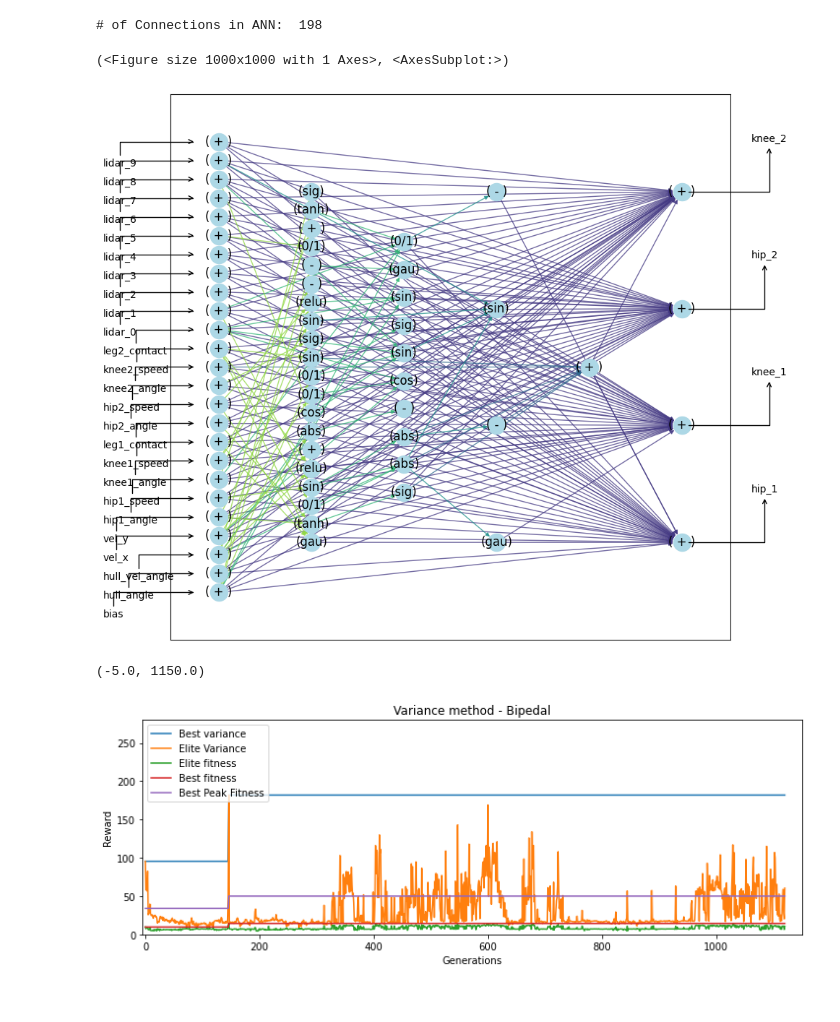
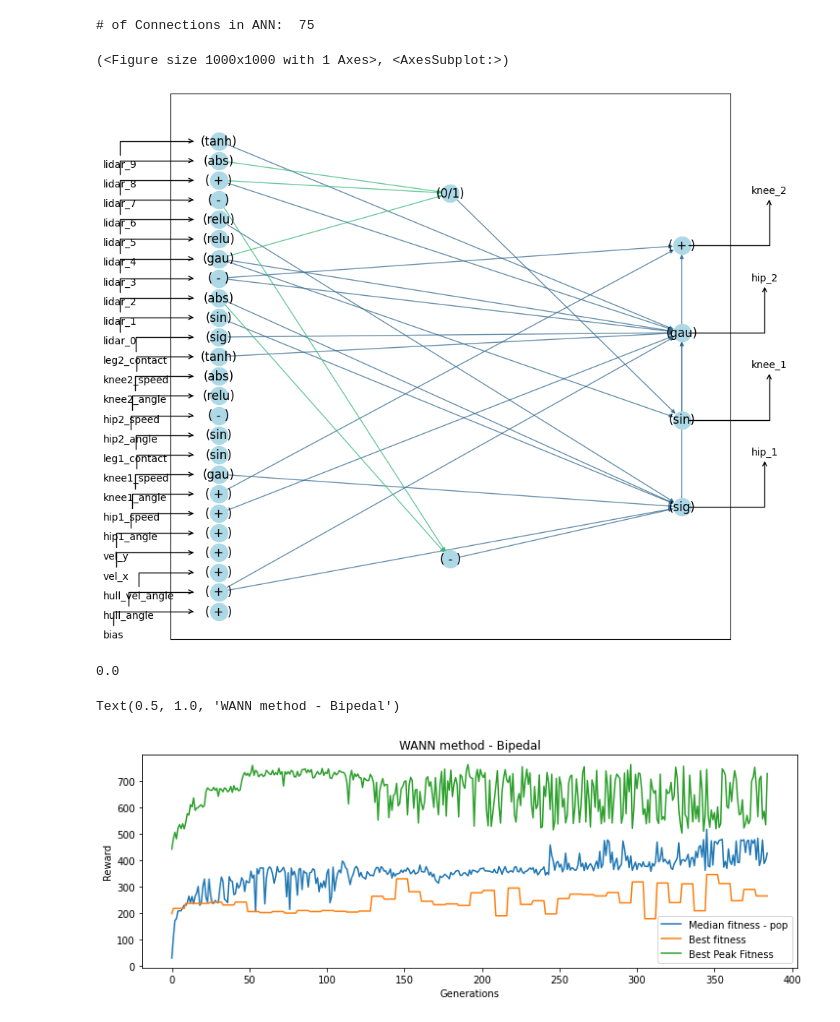
Before and after one commit to yurilavinas/brain-tokyo-workshop, a Jupyter notebook: WANNRelease/prettyNeatWann/Visualization.ipynb, the cells around one changed output. Cells and saved outputs as stored; diff of their text form; code cells hidden in the pictures.

```diff
--- a/WANNRelease/prettyNeatWann/Visualization.ipynb
+++ b/WANNRelease/prettyNeatWann/Visualization.ipynb
@@ -5,11 +5,11 @@ import vis as nv
 import numpy as np
 from matplotlib import pyplot as plt
 # %%
-nv.viewInd('log/var_best.out','bipedhard')
+nv.viewInd('log/swingup_best.out','bipedhard')
 # %% [output]
-# of Connections in ANN:  198
+# of Connections in ANN:  75
 (<Figure size 1000x1000 with 1 Axes>, <AxesSubplot:>)
-[figure, old version]
+[figure, new version]
 # %%
 # Load stats:
 """
@@ -17,36 +17,46 @@ nv.viewInd('log/var_best.out','bipedhard')
 # Cols:
 0: evaluations (one evaluation of one individual -- may be multiple rollouts)
 1: median fitness
-2: top variance (higher variance ever)
-3: maximum fitness
-4: top fitness (best fitness ever)
-5: peak fitness (fitness earned with best single weight value by max individual)
+2: median variance
+3: median novelty
+4: best variance
+5: elite variance
+6: best variance
+7: elite variance
+9: top fitness (best fitness ever)
+10: peak fitness (fitness earned with best single weight value by max individual)
 6: median # of nodes in population
 7: median # of connections in population]
 """
-stats = np.loadtxt('log/var_stats.out', delimiter=',')
+stats = np.loadtxt('log/swingup_stats.out', delimiter=',')
+# %%
+max(stats[:,2])
+# %% [output]
+0.0
 # %%
 # Plot fitness progress:
 plt.figure(figsize=(12,4))
 plt.grid(linestyle='--', linewidth=0.1)
 
-plt.plot(stats[:,2], label="Best variance")
-plt.plot(stats[:,3], label="Elite Variance")
-plt.plot(stats[:,4], label="Elite fitness")
-plt.plot(stats[:,5], label="Best fitness")
-plt.plot(stats[:,6], label="Best Peak Fitness")
+plt.plot(stats[:,1], label="Median fitness - pop")
+# plt.plot(stats[:,2], label="Median variance")
+# plt.plot(stats[:,2], label="Median novelty")
+# plt.plot(stats[:,3], label="Elite Variance")
+# plt.plot(stats[:,4], label="Elite fitness")
+plt.plot(stats[:,9], label="Best fitness")
+plt.plot(stats[:,10], label="Best Peak Fitness")
 
 plt.legend()
 plt.grid(linestyle=':', linewidth=2)
 plt.xlabel('Generations')
 plt.ylabel('Reward')
 
 
-plt.title('Variance method - Bipedal')
+plt.title('WANN method - Bipedal')
 
-axes = plt.gca()
-axes.set_ylim([0,280])
-axes.set_xlim([-5,1150])
+# axes = plt.gca()
+# axes.set_ylim([0,280])
+# axes.set_xlim([-5,1150])
 # %% [output]
-(-5.0, 1150.0)
+Text(0.5, 1.0, 'WANN method - Bipedal')
-[figure, old version]
+[figure, new version]
```
Also changed, not shown: 54 other files.
